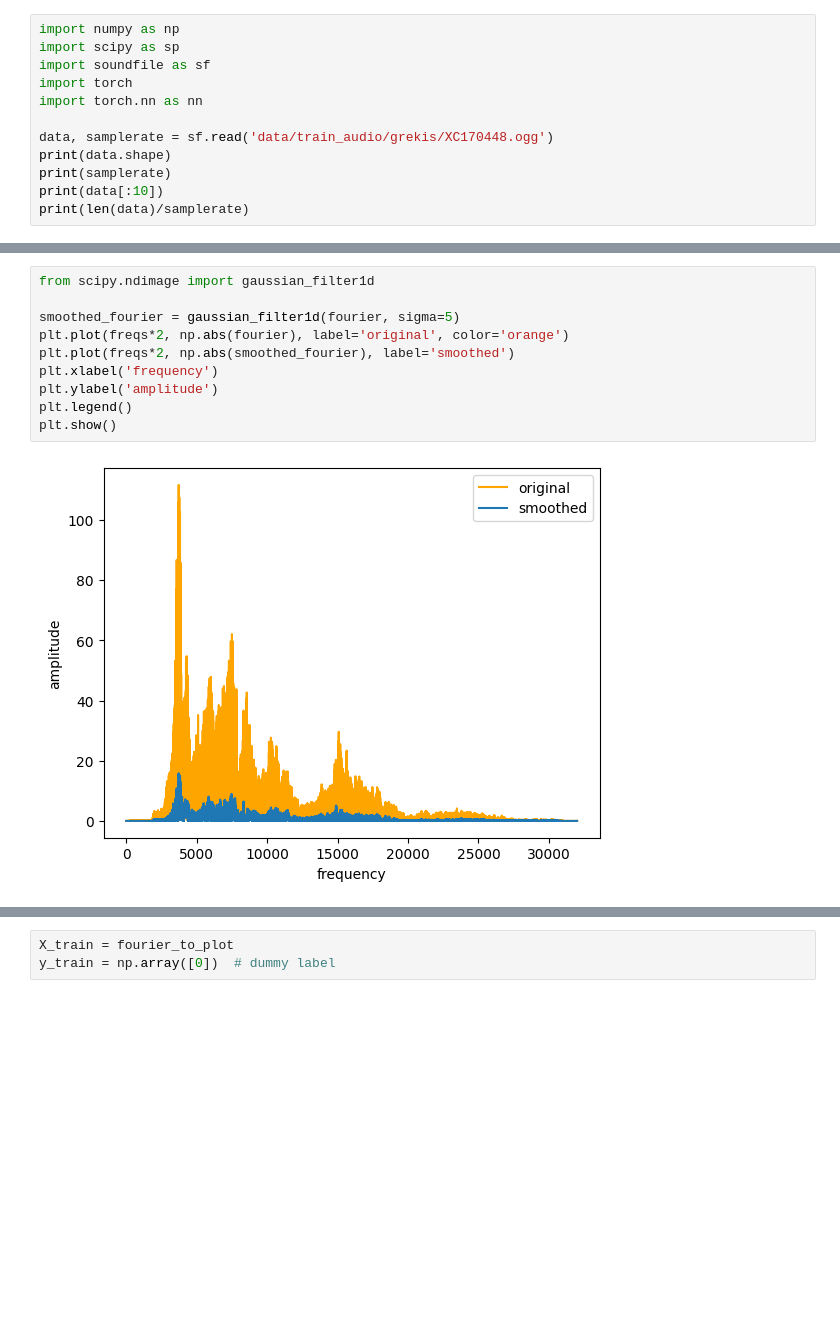
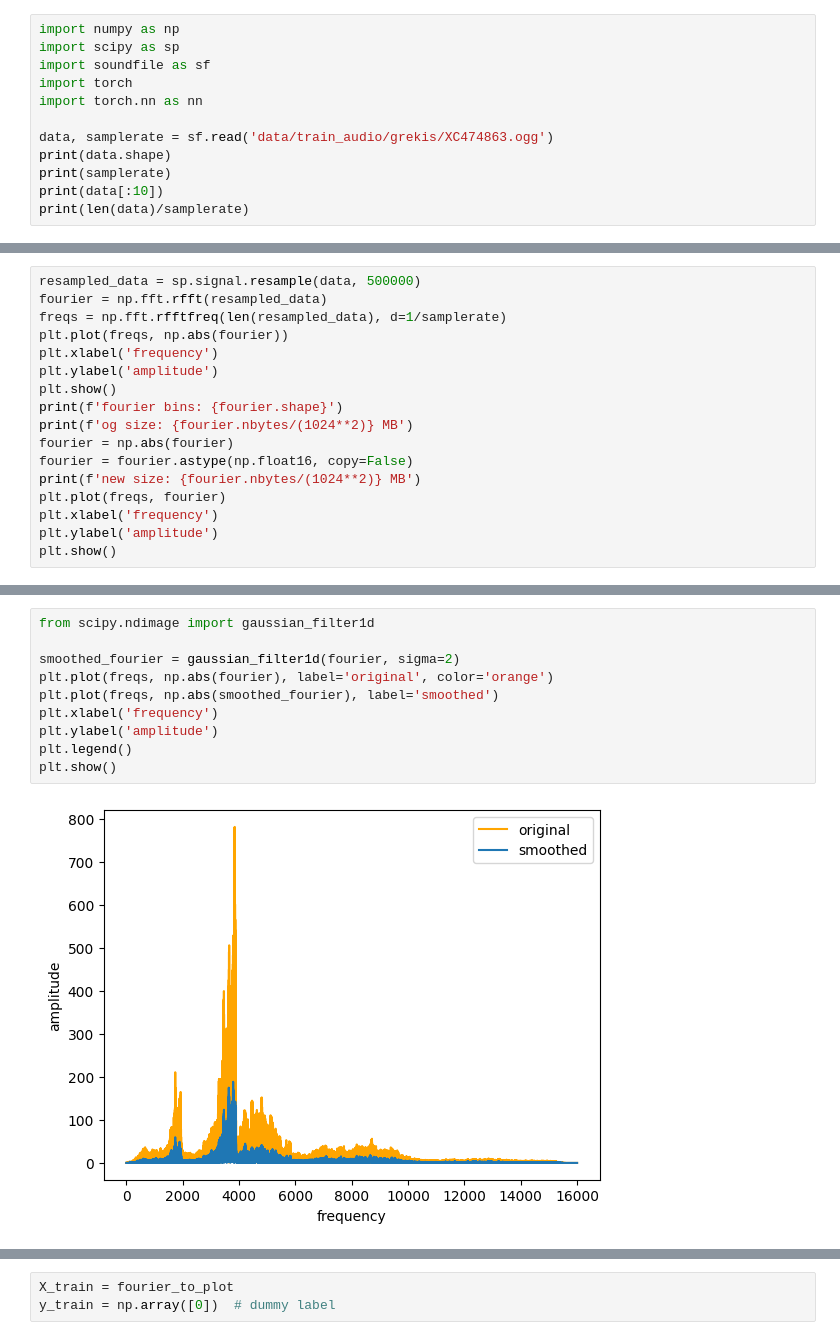
Before and after one commit to ryanmcgreevy/kaggle, a Jupyter notebook: birdclef26/explore.ipynb, the cells around one changed output, grey strips where cells are left out. Saved outputs shown, nothing was run; the diff lists cells and outputs as text; blank space fills up the shorter version.

Commit message:
initial test code for processing the training data set

```diff
--- a/birdclef26/explore.ipynb
+++ b/birdclef26/explore.ipynb
@@ -5,7 +5,7 @@ import soundfile as sf
 import torch
 import torch.nn as nn
 
-data, samplerate = sf.read('data/train_audio/grekis/XC170448.ogg')
+data, samplerate = sf.read('data/train_audio/grekis/XC474863.ogg')
 print(data.shape)
 print(samplerate)
 print(data[:10])
@@ -50,0 +52,17 @@ plt.show()
+# %%
+resampled_data = sp.signal.resample(data, 500000)
+fourier = np.fft.rfft(resampled_data)
+freqs = np.fft.rfftfreq(len(resampled_data), d=1/samplerate)
+plt.plot(freqs, np.abs(fourier))
+plt.xlabel('frequency')
+plt.ylabel('amplitude')
+plt.show()
+print(f'fourier bins: {fourier.shape}')
+print(f'og size: {fourier.nbytes/(1024**2)} MB')
+fourier = np.abs(fourier)
+fourier = fourier.astype(np.float16, copy=False)
+print(f'new size: {fourier.nbytes/(1024**2)} MB')
+plt.plot(freqs, fourier)
+plt.xlabel('frequency')
+plt.ylabel('amplitude')
+plt.show()
@@ -51,12 +75,12 @@ plt.show()
 # %%
 from scipy.ndimage import gaussian_filter1d
 
-smoothed_fourier = gaussian_filter1d(fourier, sigma=5)
-plt.plot(freqs*2, np.abs(fourier), label='original', color='orange')
-plt.plot(freqs*2, np.abs(smoothed_fourier), label='smoothed')
+smoothed_fourier = gaussian_filter1d(fourier, sigma=2)
+plt.plot(freqs, np.abs(fourier), label='original', color='orange')
+plt.plot(freqs, np.abs(smoothed_fourier), label='smoothed')
 plt.xlabel('frequency')
 plt.ylabel('amplitude')
 plt.legend()
 plt.show()
 # %% [output]
-[figure, old version]
+[figure, new version]
```
Also changed, not shown: parts of 6 cells of this notebook, 1 other file.
